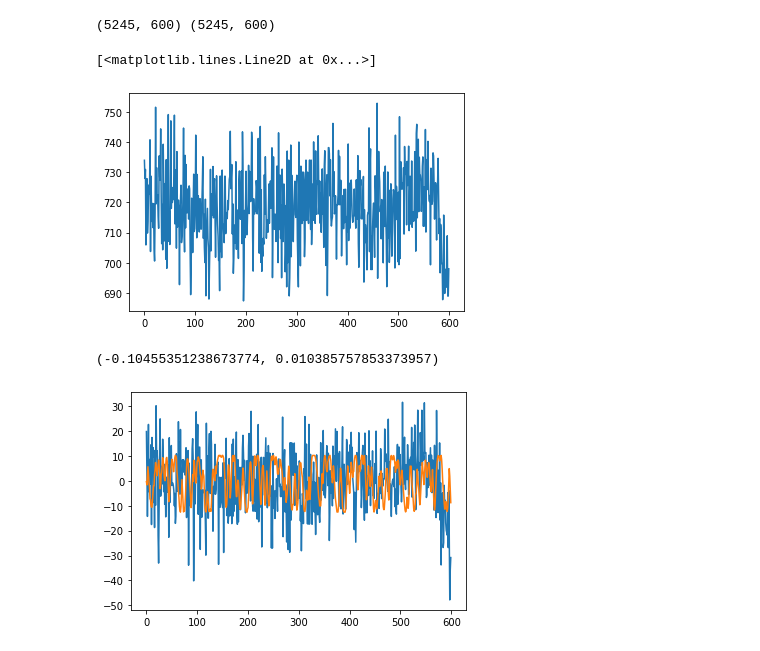
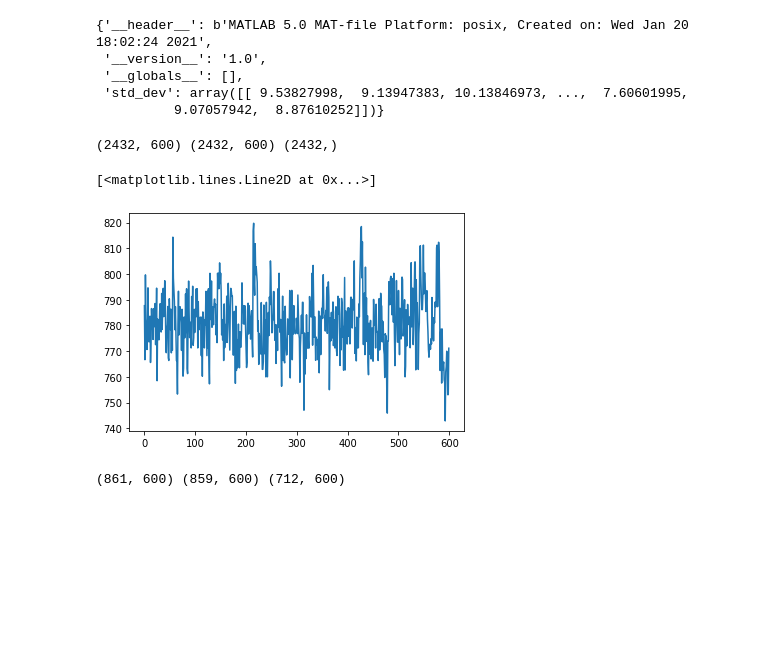
Before and after one commit to hstrey/fMRI-analysis, a Jupyter notebook: phantom multiplicative noise 3TSkyra.ipynb, the cells around one changed output. Cells and saved outputs as stored; diff of their text form; code cells hidden in the pictures; blank space fills up the shorter version.

```diff
--- a/phantom multiplicative noise 3TSkyra.ipynb
+++ b/phantom multiplicative noise 3TSkyra.ipynb
@@ -44,21 +44,38 @@ phantom_data
+# %%
+phantom_data_sd=scipy.io.loadmat('scanner data/Scanner_3TSKYRA_MGH_SDs.mat')
+phantom_data_sd
+# %% [output]
+{'__header__': b'MATLAB 5.0 MAT-file Platform: posix, Created on: Wed Jan 20 18:02:24 2021',
+ '__version__': '1.0',
+ '__globals__': [],
+ 'std_dev': array([[ 9.53827998,  9.13947383, 10.13846973, ...,  7.60601995,
+          9.07057942,  8.87610252]])}
 # %%
 gt = phantom_data["ground_truth"]
 fmri = phantom_data["measured"]
-print(gt.shape,fmri.shape)
+static_std = phantom_data_sd['std_dev'][0]
+print(gt.shape,fmri.shape,gt_std.shape)
 # %% [output]
-(5245, 600) (5245, 600)
+(2432, 600) (2432, 600) (2432,)
 # %%
-plt.plot(fmri[300])
+plt.plot(fmri[800])
 # %% [output]
 [<matplotlib.lines.Line2D at 0x...>]
-[figure, old version]
+[figure, new version]
-# %%
-index=600
-fmri_norm = fmri[index]-fmri[index].mean()
-gt_norm = gt[index]-gt[index].mean()
-plt.plot(fmri_norm)
-plt.plot(gt_norm)
-print(pearsonr(fmri_norm,gt_norm))
-# %% [output]
-(-0.10455351238673774, 0.010385757853373957)
-[figure, removed]
+# %%
+#split up the sessions.  For Skyra the sessions are 861,859 and 712 voxels
+s1,s2,s3 = 861,859,712
+gt1 = gt[:s1]
+gt2 = gt[s1:s1+s2]
+gt3 = gt[s1+s2:]
+fmri1 = fmri[:s1]
+fmri2 = fmri[s1:s1+s2]
+fmri3 = fmri[s1+s2:]
+static_std1 = static_std[:s1]
+static_std2 = static_std[s1:s1+s2]
+static_std3 = static_std[s1+s2:]
+
+#just checking the length
+print(gt1.shape,gt2.shape,gt3.shape)
+# %% [output]
+(861, 600) (859, 600) (712, 600)
```
Also changed, not shown: parts of 39 cells of this notebook, 2 other files.
